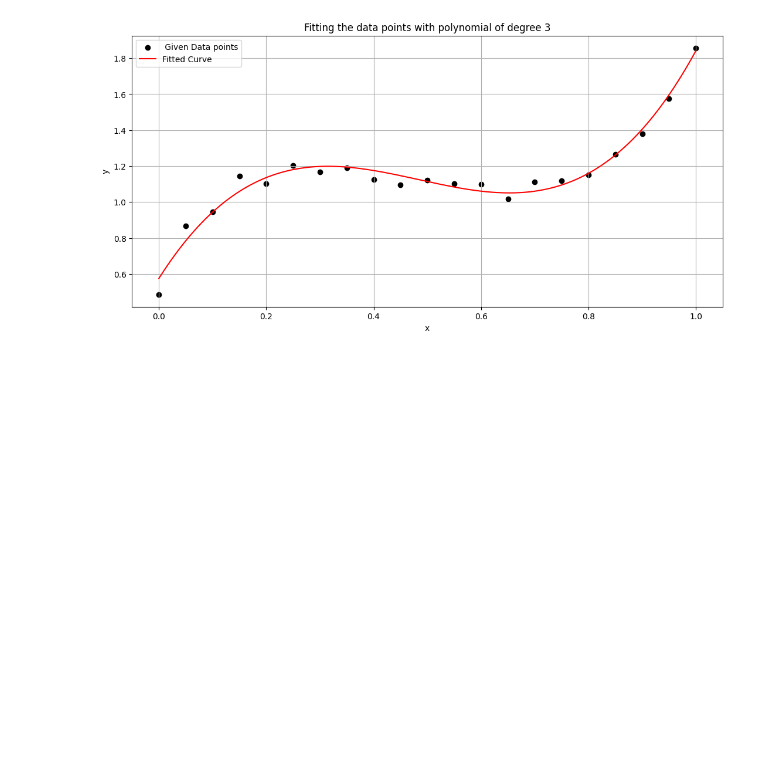
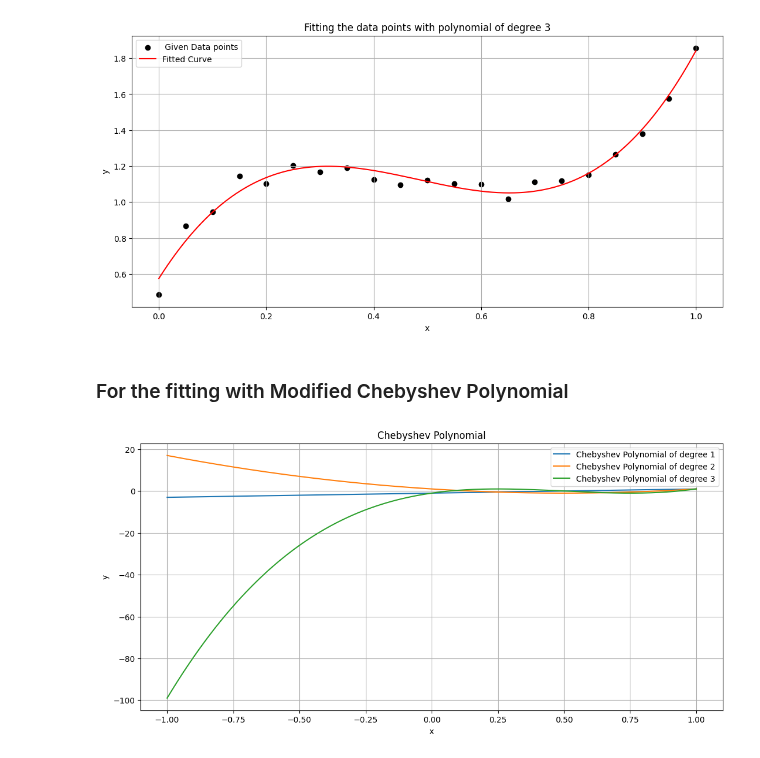
Before and after one commit to ananthapadmanabhan18/P452_Computational_Physics, a Jupyter notebook: Assignments/Assignment-3/Answers_asgn3.ipynb, the cells around one changed output. Saved outputs shown, nothing was run; the diff lists cells and outputs as text; code cells hidden in the pictures; blank space fills up the shorter version.

```diff
--- a/Assignments/Assignment-3/Answers_asgn3.ipynb
+++ b/Assignments/Assignment-3/Answers_asgn3.ipynb
@@ -90,3 +92,72 @@ plt.legend()
 plt.show()
 # %% [output]
 [figure]
+# %% [markdown]
+### For the fitting with Modified Chebyshev Polynomial
+# %%
+"""
+Modified Polynomial fit with the chebyshev polynomial
+"""
+def chebyshev_polynomial(x,degree):
+    if degree == 0:
+        return 1
+    elif degree == 1:
+        return x
+    else:
+        return 2*x*chebyshev_polynomial(x,degree-1) - chebyshev_polynomial(x,degree-2)
+
+
+def modified_chebyshev_polynomial(x,degree):
+    return chebyshev_polynomial(2*x-1,degree)
+
+
+
+def polynomial_fit(xlist: list,ylist: list,sigma_list: list,degree: int,tol=1e-6):
+
+    def chebyshev_polynomial(x,degree):
+        if degree == 0:
+            return 1
+        elif degree == 1:
+            return x
+        else:
+            return 2*x*chebyshev_polynomial(x,degree-1) - chebyshev_polynomial(x,degree-2)
+
+
+    def modified_chebyshev_polynomial(x,degree):
+        return chebyshev_polynomial(2*x-1,degree)
+
+
+    xlist = np.array(xlist)
+    ylist = np.array(ylist)
+    sigma_list = np.array(sigma_list)
+    A_matrix = np.zeros((degree+1,degree+1))
+
+    for i in range(degree+1):
+        for j in range(degree+1):
+            A_matrix[i][j] = np.sum((xlist**(i+j))/(sigma_list**2))
+    B_matrix = np.zeros(degree+1)
+    for i in range(degree+1):
+        B_matrix[i] = np.sum((ylist*(xlist**i))/(sigma_list**2))
+    a = np.linalg.solve(A_matrix,B_matrix)
+    return a
+
+
+
+
+import matplotlib.pyplot as plt
+plt.figure(figsize=(13,6))
+x= np.linspace(-1,1,1000)
+y = modified_chebyshev_polynomial(x,1)
+plt.plot(x,y,label='Chebyshev Polynomial of degree 1')
+y = modified_chebyshev_polynomial(x,2)
+plt.plot(x,y,label='Chebyshev Polynomial of degree 2')
+y = modified_chebyshev_polynomial(x,3)
+plt.plot(x,y,label='Chebyshev Polynomial of degree 3')
+plt.xlabel('x')
+plt.ylabel('y')
+plt.title('Chebyshev Polynomial')
+plt.grid()
+plt.legend()
+plt.show()
+# %% [output]
+[figure, added]
```
Also changed, not shown: parts of 1 cell of this notebook, 4 other files.
